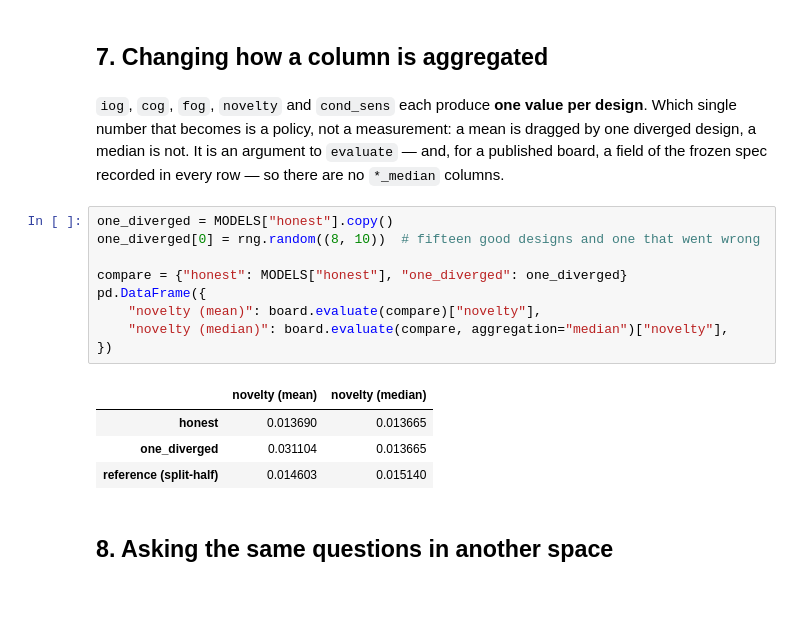
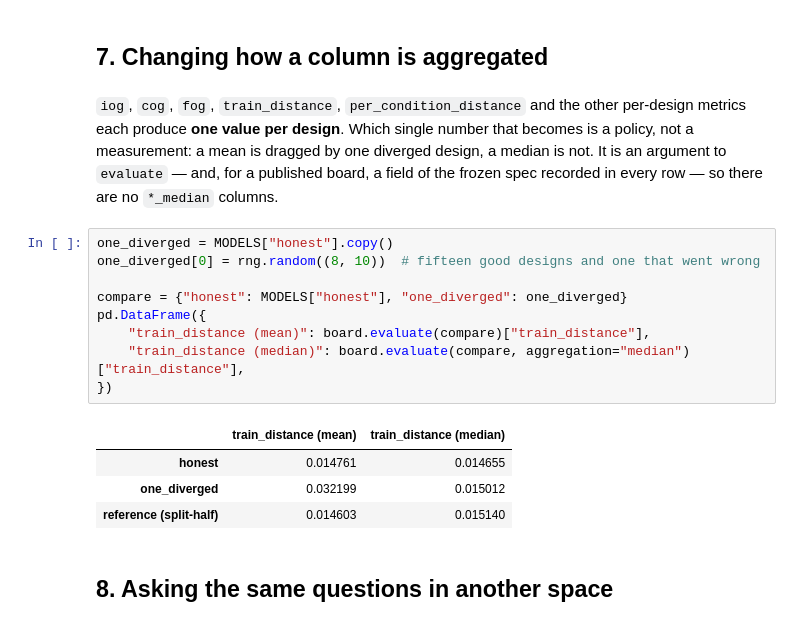
Before and after one commit to IDEALLab/EngiOpt, a Jupyter notebook: example_metrics_suite.ipynb, the cells around one changed output. Saved outputs shown, nothing was run; the diff lists cells and outputs as text; blank space fills up the shorter version.

```diff
--- a/example_metrics_suite.ipynb
+++ b/example_metrics_suite.ipynb
@@ -192,7 +215,8 @@ except ValueError as e:
 # %% [markdown]
 ## 7. Changing how a column is aggregated
 # %% [markdown]
-`iog`, `cog`, `fog`, `novelty` and `cond_sens` each produce **one value per design**.
+`iog`, `cog`, `fog`, `train_distance`, `per_condition_distance` and the other per-design
+metrics each produce **one value per design**.
 Which single number that becomes is a policy, not a measurement: a mean is dragged by
 one diverged design, a median is not. It is an argument to `evaluate` — and, for a
 published board, a field of the frozen spec recorded in every row — so there are no
@@ -200,16 +224,16 @@ published board, a field of the frozen spec recorded in every row — so there a
 # %%
 one_diverged = MODELS["honest"].copy()
 one_diverged[0] = rng.random((8, 10))  # fifteen good designs and one that went wrong
 
 compare = {"honest": MODELS["honest"], "one_diverged": one_diverged}
 pd.DataFrame({
-    "novelty (mean)": board.evaluate(compare)["novelty"],
-    "novelty (median)": board.evaluate(compare, aggregation="median")["novelty"],
+    "train_distance (mean)": board.evaluate(compare)["train_distance"],
+    "train_distance (median)": board.evaluate(compare, aggregation="median")["train_distance"],
 })
 # %% [output]
-|  | novelty (mean) | novelty (median) |
-| honest | 0.013690 | 0.013665 |
-| one_diverged | 0.031104 | 0.013665 |
+|  | train_distance (mean) | train_distance (median) |
+| honest | 0.014761 | 0.014655 |
+| one_diverged | 0.032199 | 0.015012 |
 | reference (split-half) | 0.014603 | 0.015140 |
 # %% [markdown]
 ## 8. Asking the same questions in another space
```
Also changed, not shown: parts of 9 cells of this notebook, 4 other files.
